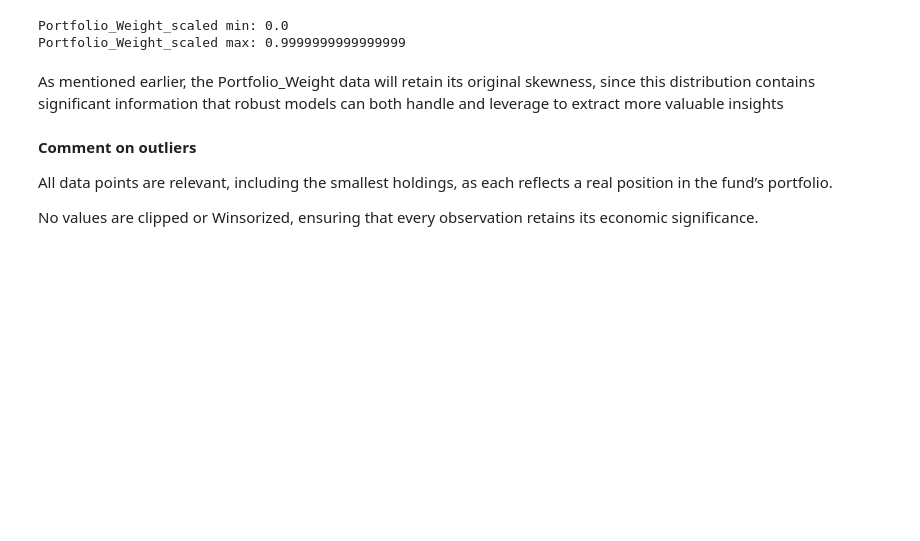
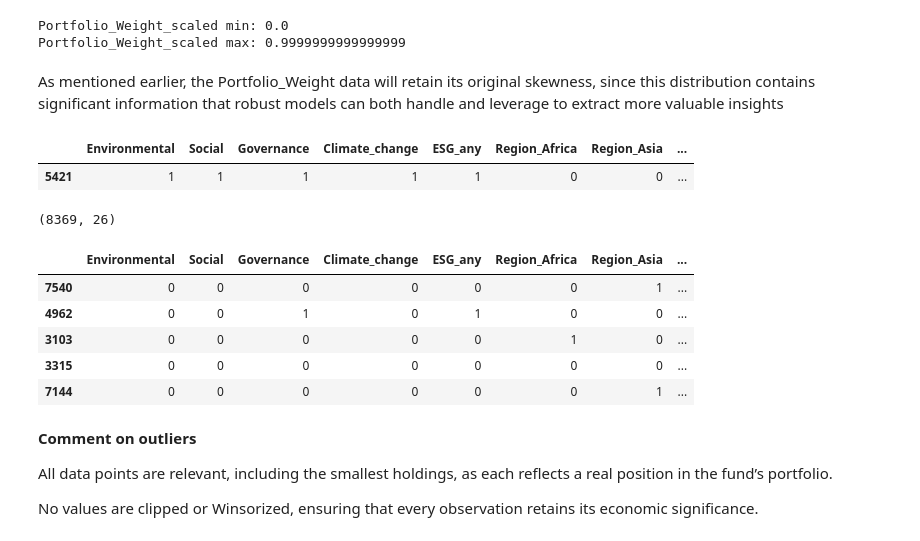
Before and after one commit to JoseBarros23/EDA_Norwegian_Pension_Fund_Global, a Jupyter notebook: preprocessing.ipynb, the cells around one changed output. Saved outputs shown, nothing was run; the diff lists cells and outputs as text; code cells hidden in the pictures; blank space fills up the shorter version.

```diff
--- a/preprocessing.ipynb
+++ b/preprocessing.ipynb
@@ -939,6 +934,25 @@ Portfolio_Weight_scaled min: 0.0
 Portfolio_Weight_scaled max: 0.9999999999999999
 # %% [markdown]
 As mentioned earlier, the Portfolio_Weight data will retain its original skewness, since this distribution contains significant information that robust models can both handle and leverage to extract more valuable insights
+# %%
+# Drop the original Portfolio_Weight column
+ml_df = ml_df.drop(columns=['Portfolio_Weight'])
+ml_df.sample(1)
+# %% [output]
+|  | Environmental | Social | Governance | Climate_change | ESG_any | Region_Africa | Region_Asia | ... |
+| 5421 | 1 | 1 | 1 | 1 | 1 | 0 | 0 | ... |
+# %%
+#Final look at the ML dataframe
+print(ml_df.shape)
+ml_df.sample(5)
+# %% [output]
+(8369, 26)
+|  | Environmental | Social | Governance | Climate_change | ESG_any | Region_Africa | Region_Asia | ... |
+| 7540 | 0 | 0 | 0 | 0 | 0 | 0 | 1 | ... |
+| 4962 | 0 | 0 | 1 | 0 | 1 | 0 | 0 | ... |
+| 3103 | 0 | 0 | 0 | 0 | 0 | 1 | 0 | ... |
+| 3315 | 0 | 0 | 0 | 0 | 0 | 0 | 0 | ... |
+| 7144 | 0 | 0 | 0 | 0 | 0 | 0 | 1 | ... |
 # %% [markdown]
 **Comment on outliers**
 
```
Also changed, not shown: parts of 17 cells of this notebook, 1 other file.
